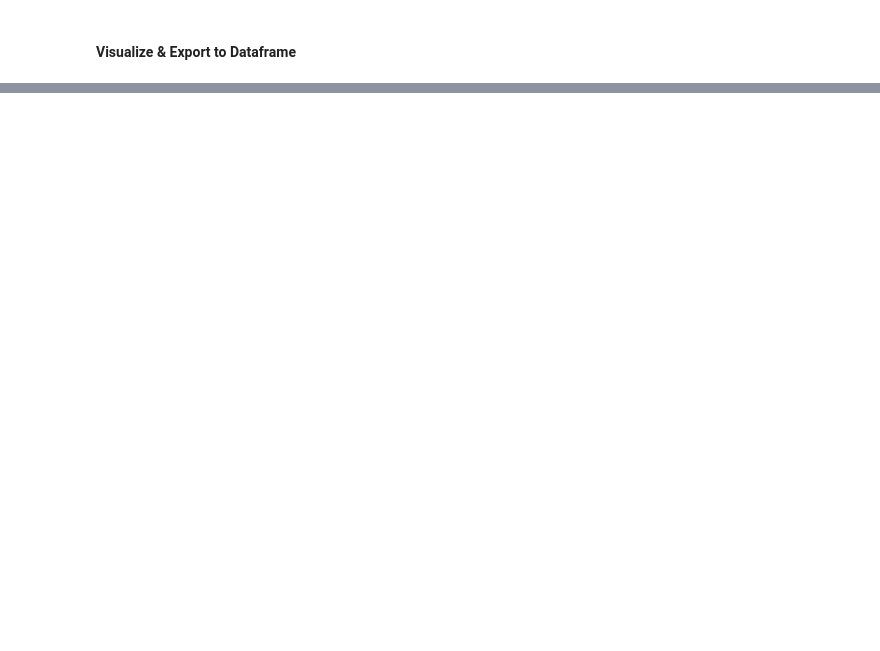
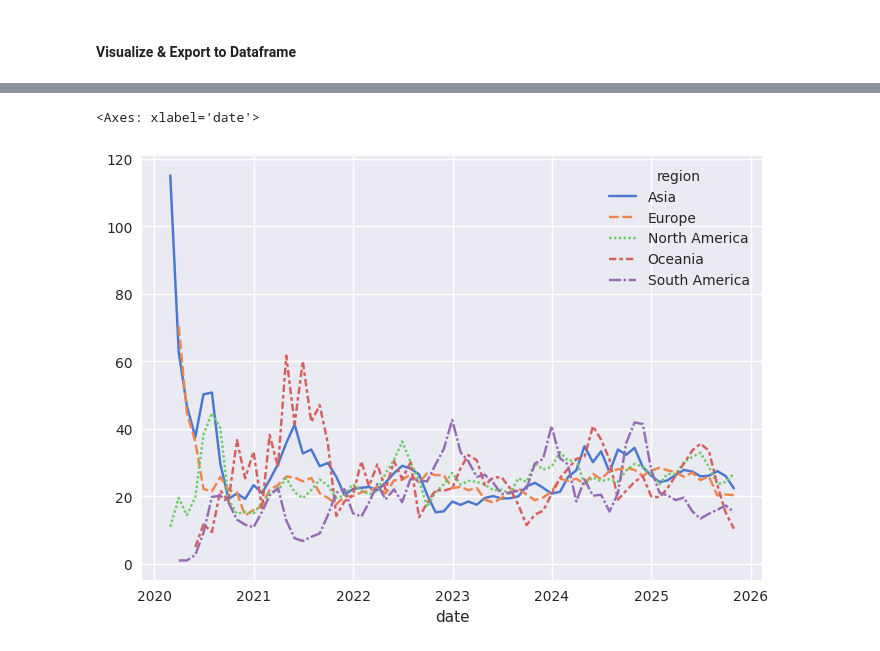
Before and after one commit to jasonho318/finance-analytics-project, a Jupyter notebook: Platform Engagement & Growth Analytics.ipynb, the cells around one changed output, grey strips where cells are left out. Drawn from its saved outputs; the diff is of its cells as text; code cells hidden in the pictures; blank space fills up the shorter version.

```diff
--- a/Platform Engagement & Growth Analytics.ipynb
+++ b/Platform Engagement & Growth Analytics.ipynb
@@ -642,0 +756,24 @@ print(f"Invalid sessions: {len(invalid_sessions):,} ({len(invalid_sessions) / le
+# %%
+# MoM Average Watch Time per User per Day segmented by Region
+MoM_avg_watch_time_per_user_per_day_region = (
+    df.groupby([pd.Grouper(key='date', freq='M'), 'region', 'user_id'])['watch_duration']
+    .sum()
+    .reset_index()
+    .groupby(['date', 'region'])['watch_duration']
+    .mean()
+    .reset_index(name='avg_watch_time_per_user_per_day_min')
+)
+
+print(MoM_avg_watch_time_per_user_per_day_region.head())
+
+# Plot segmented by region
+sns.lineplot(
+    data=MoM_avg_watch_time_per_user_per_day_region,
+    x='date',
+    y='avg_watch_time_per_user_per_day_min',
+    hue='region'
+)
+plt.title('MoM Daily Watch Time per User by Region')
+plt.ylabel('Avg Watch Time per User (min)')
+plt.xlabel('Month')
+plt.show()
@@ -642,0 +788,9 @@ print(f"Invalid sessions: {len(invalid_sessions):,} ({len(invalid_sessions) / le
+# %%
+pivot_df = MoM_avg_watch_time_per_user_per_day_region.pivot(
+    index='date', columns='region', values='avg_watch_time_per_user_per_day_min'
+)
+df_smooth = pivot_df.rolling(3, min_periods=1).mean()
+sns.lineplot(data=df_smooth)
+# %% [output]
+<Axes: xlabel='date'>
+[figure, added]
```
Also changed, not shown: parts of 55 cells of this notebook.
